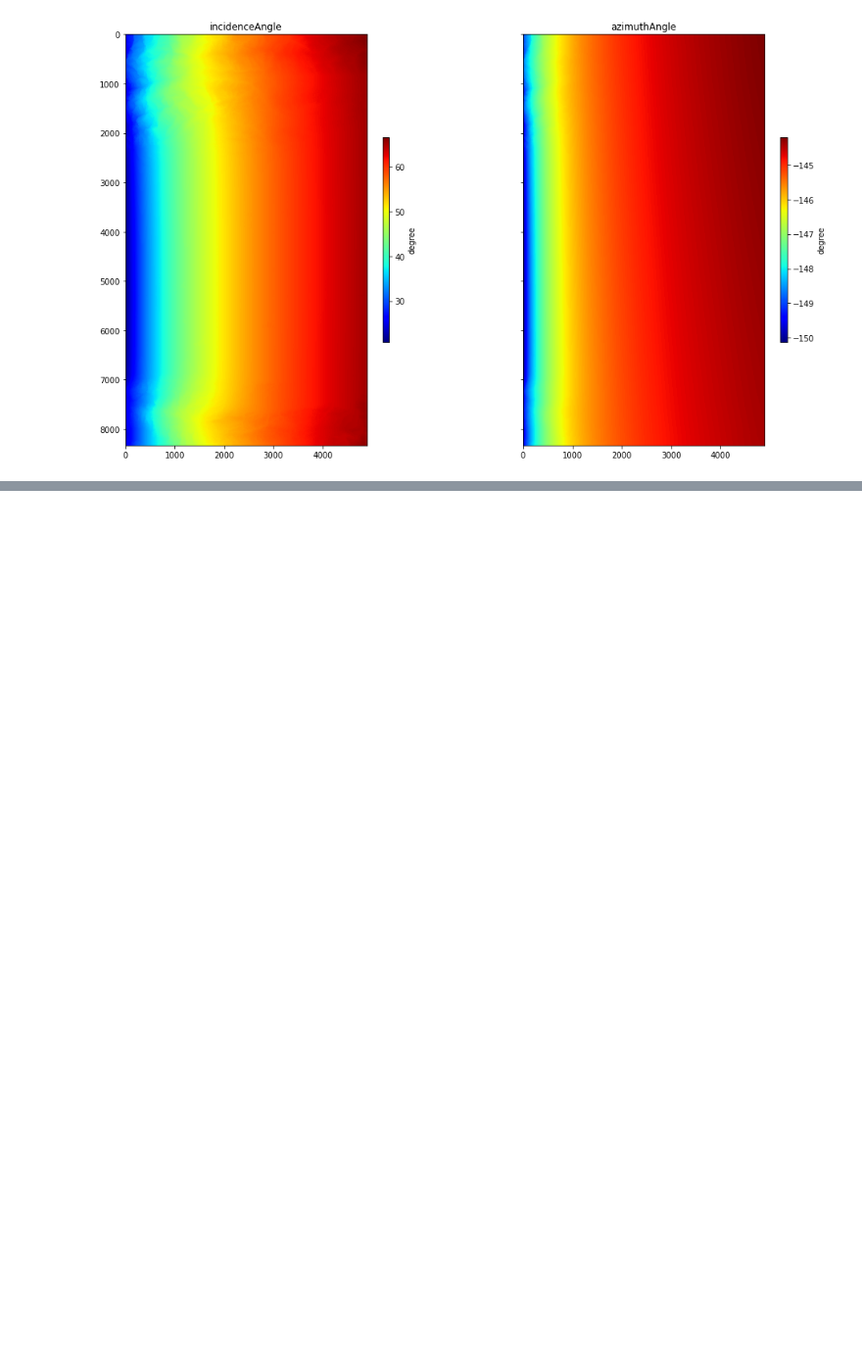
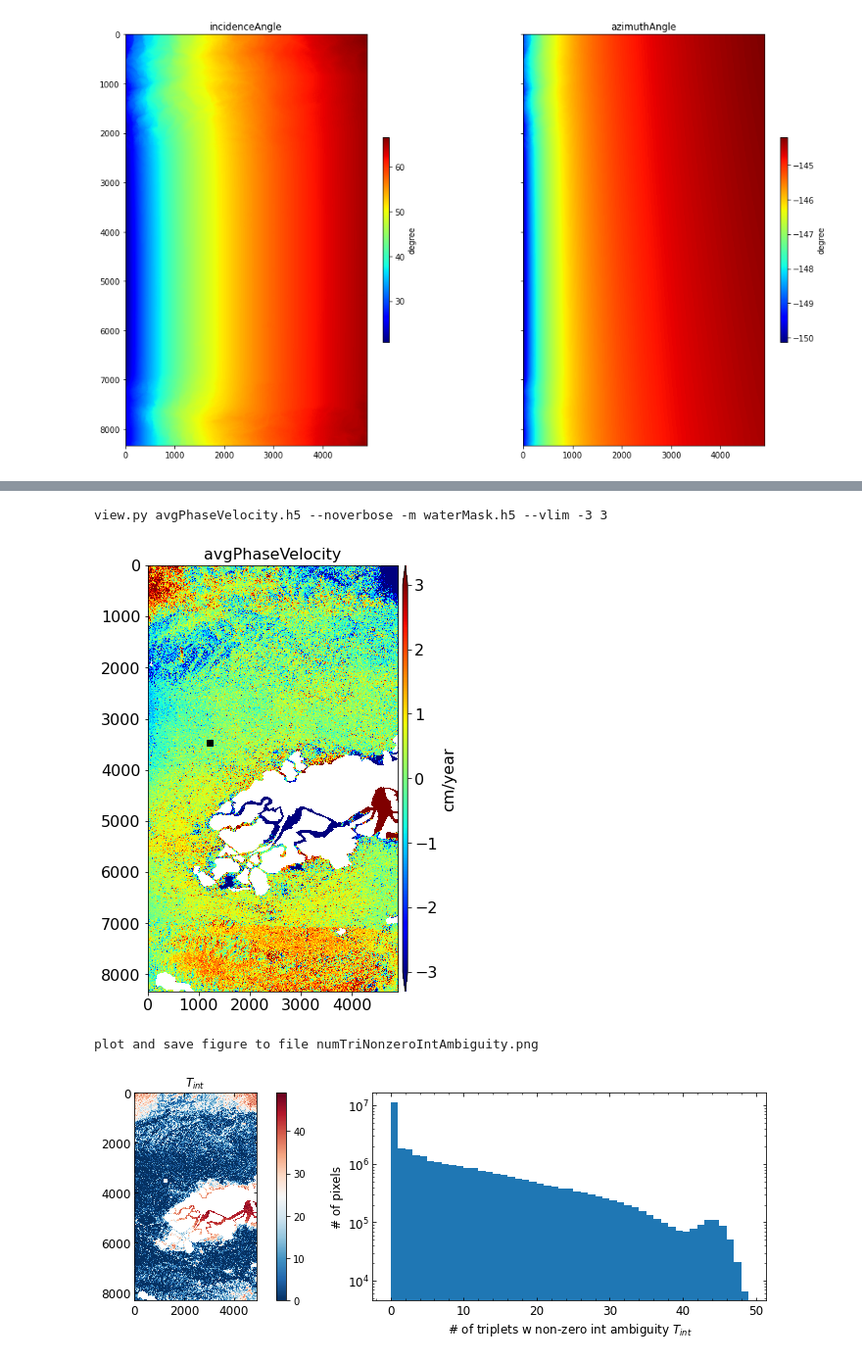
Before and after one commit to forrestfwilliams/UAVSAR_InSAR, a Jupyter notebook: mintpy_processing.ipynb, the cells around one changed output, grey strips where cells are left out. Shown at 98% size. Cells and saved outputs as stored; diff of their text form; code cells hidden in the pictures; blank space fills up the shorter version.

```diff
--- a/mintpy_processing.ipynb
+++ b/mintpy_processing.ipynb
@@ -94,0 +240,8 @@ Outputs look good!
+# %%
+view.main('avgPhaseVelocity.h5 --noverbose -m waterMask.h5 --vlim -3 3'.split())
+plot_num_triplet_with_nonzero_integer_ambiguity('numTriNonzeroIntAmbiguity.h5', display=True, fig_size=[12, 4])
+# %% [output]
+view.py avgPhaseVelocity.h5 --noverbose -m waterMask.h5 --vlim -3 3
+[figure, added]
+plot and save figure to file numTriNonzeroIntAmbiguity.png
+[figure, added]
```
Also changed, not shown: parts of 56 cells of this notebook, 1 other file.
